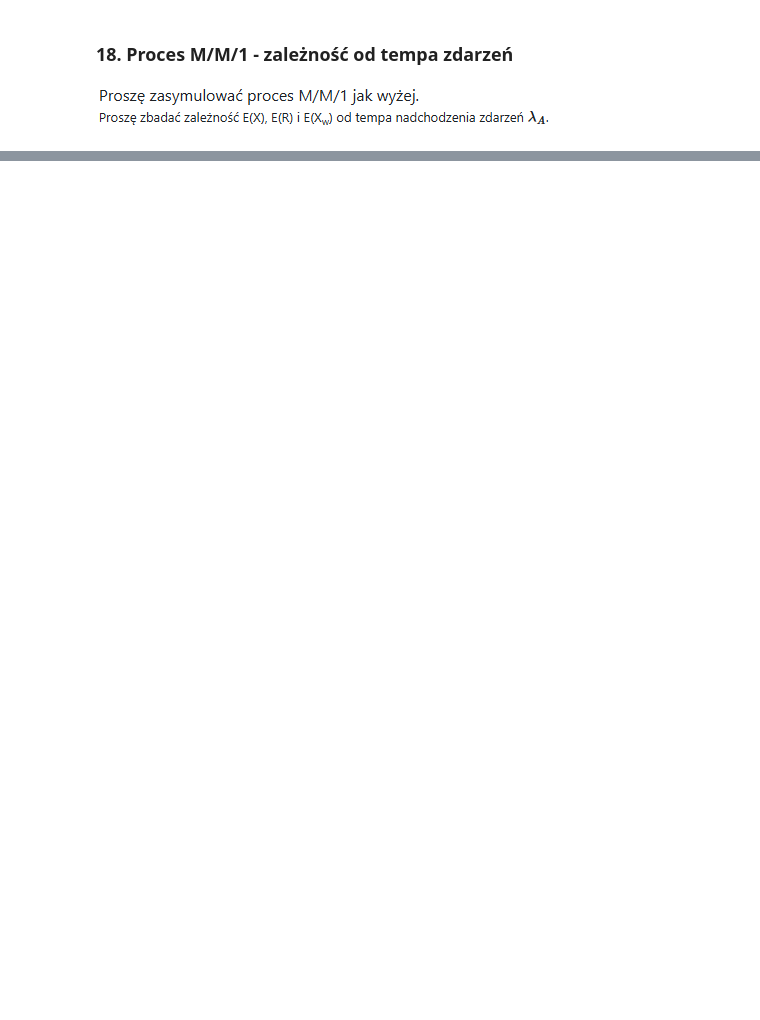
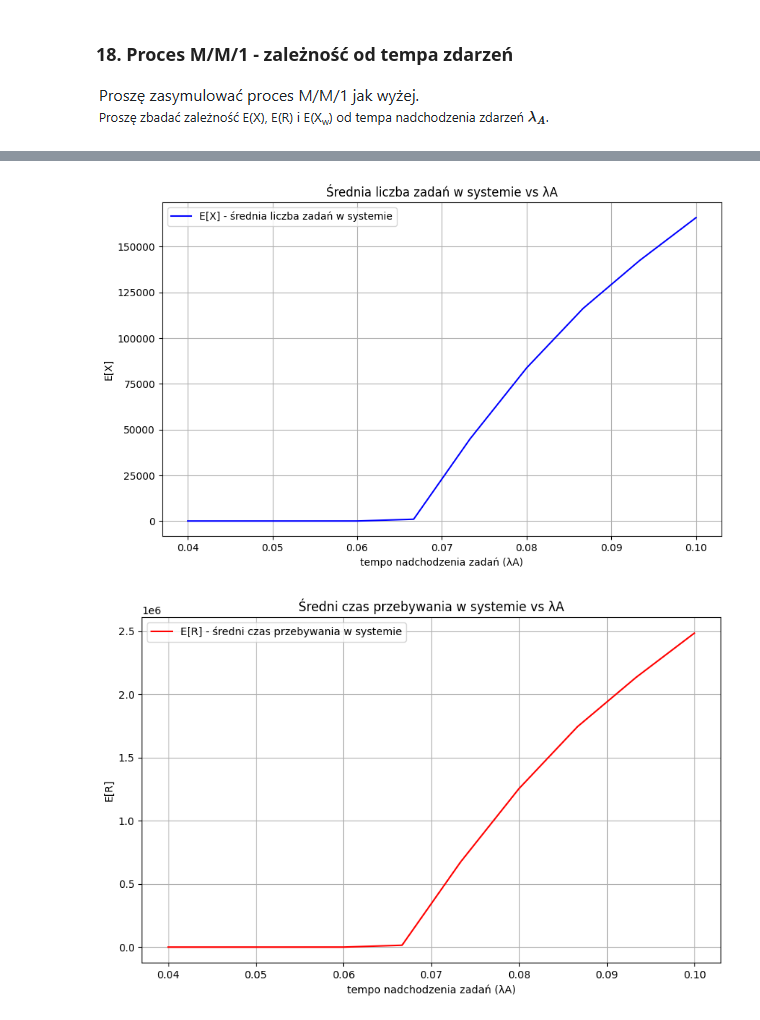
Before and after one commit to Blato122/MetodyStatystyczne-2024.25, a Jupyter notebook: queueing_systems/ex18.ipynb, the cells around one changed output, grey strips where cells are left out. Saved outputs shown, nothing was run; the diff lists cells and outputs as text; code cells hidden in the pictures; blank space fills up the shorter version.

```diff
--- a/queueing_systems/ex18.ipynb
+++ b/queueing_systems/ex18.ipynb
@@ -116,21 +117,3 @@ class QueueingSystem:
         total_time = self.current_time
         average_number_in_system = area_under_curve / total_time
         return average_number_in_system
-# %%
-lambdaA = [1/15, 1/20, 1/25] # tempo nadchodzenia zadań
-lambdaS = [1/15, 1/20, 1/25] # tempo obsługi zadań
-for lA in lambdaA:
-    for lS in lambdaS:
-        mm1 = QueueingSystem(lA, lS)
-        print("λA:", lA, "λS:", lS)
-        mm1.simulate()
-        # theoretical Little's law results:
-        average_time_in_system = mm1.calculate_average_time_in_system()
-        arrival_rate = mm1.calculate_arrival_rate()
-        average_number_in_system = mm1.calculate_average_number_in_system()
-
-        print("Tempo nadchodzenia zadań (λ):", arrival_rate)
-        print("Średni czas spędzony w systemie (W):", average_time_in_system)
-        print("Średnia liczba zadań w systemie (L):", average_number_in_system)
-        print("λ * W:", arrival_rate * average_time_in_system)
-        print()
@@ -154,0 +122,58 @@ Tempo nadchodzenia zadań (λ): 0.0399542381269349
+# %%
+lambdaA = np.linspace(1/25, 1/10, 10) # tempo nadchodzenia zadań
+lambdaS = 1/15 # tempo obsługi zadań - bez zmian (1/15) - mierzymy tu zależność od lambdaA
+
+E_X_values = []
+E_R_values = []
+E_Xw_values = []
+
+for lA in lambdaA:
+    mm1 = QueueingSystem(lA, lambdaS)
+    print("λA:", lA, "λS:", lambdaS)
+    mm1.simulate()
+    # theoretical Little's law results:
+    average_time_in_system = mm1.calculate_average_time_in_system()
+    arrival_rate = mm1.calculate_arrival_rate()
+    average_number_in_system = mm1.calculate_average_number_in_system()
+
+    print("Tempo nadchodzenia zadań (λ):", arrival_rate)
+    print("Średni czas spędzony w systemie (W):", average_time_in_system)
+    print("Średnia liczba zadań w systemie (L):", average_number_in_system)
+    print("λ * W:", arrival_rate * average_time_in_system)
+    print()
+
+    E_X = average_number_in_system
+    E_R = average_time_in_system
+    E_Xw = lA * (E_R - E_X)
+
+    E_X_values.append(E_X)
+    E_R_values.append(E_R)
+    E_Xw_values.append(E_Xw)
+
+plt.figure(figsize=(10, 6))
+plt.plot(lambdaA, E_X_values, 'b-', label='E[X] - średnia liczba zadań w systemie')
+plt.xlabel('tempo nadchodzenia zadań (λA)')
+plt.ylabel('E[X]')
+plt.title('Średnia liczba zadań w systemie vs λA')
+plt.legend()
+plt.grid(True)
+plt.show()
+
+plt.figure(figsize=(10, 6))
+plt.plot(lambdaA, E_R_values, 'r-', label='E[R] - średni czas przebywania w systemie')
+plt.xlabel('tempo nadchodzenia zadań (λA)')
+plt.ylabel('E[R]')
+plt.title('Średni czas przebywania w systemie vs λA')
+plt.legend()
+plt.grid(True)
+plt.show()
+
+plt.figure(figsize=(10, 6))
+plt.plot(lambdaA, E_Xw_values, 'g-', label='E[Xw] - średni czas oczekiwania')
+plt.xlabel('tempo nadchodzenia zadań (λA)')
+plt.ylabel('E[Xw]')
+plt.title('Średni czas oczekiwania vs λA')
+plt.legend()
+plt.grid(True)
+plt.show()
+# %% [output]
@@ -154,0 +197,2 @@ Tempo nadchodzenia zadań (λ): 0.0399542381269349
+[figure, added]
+[figure, added]
```
Also changed, not shown: parts of 4 cells of this notebook, 2 other files.
